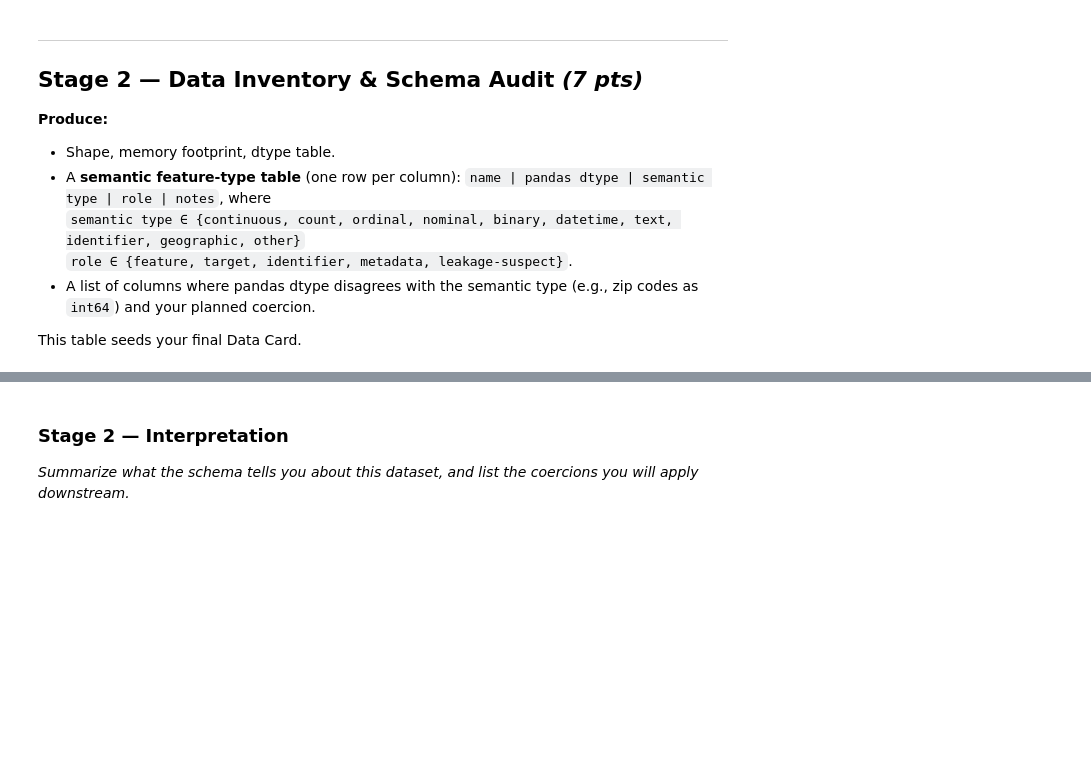
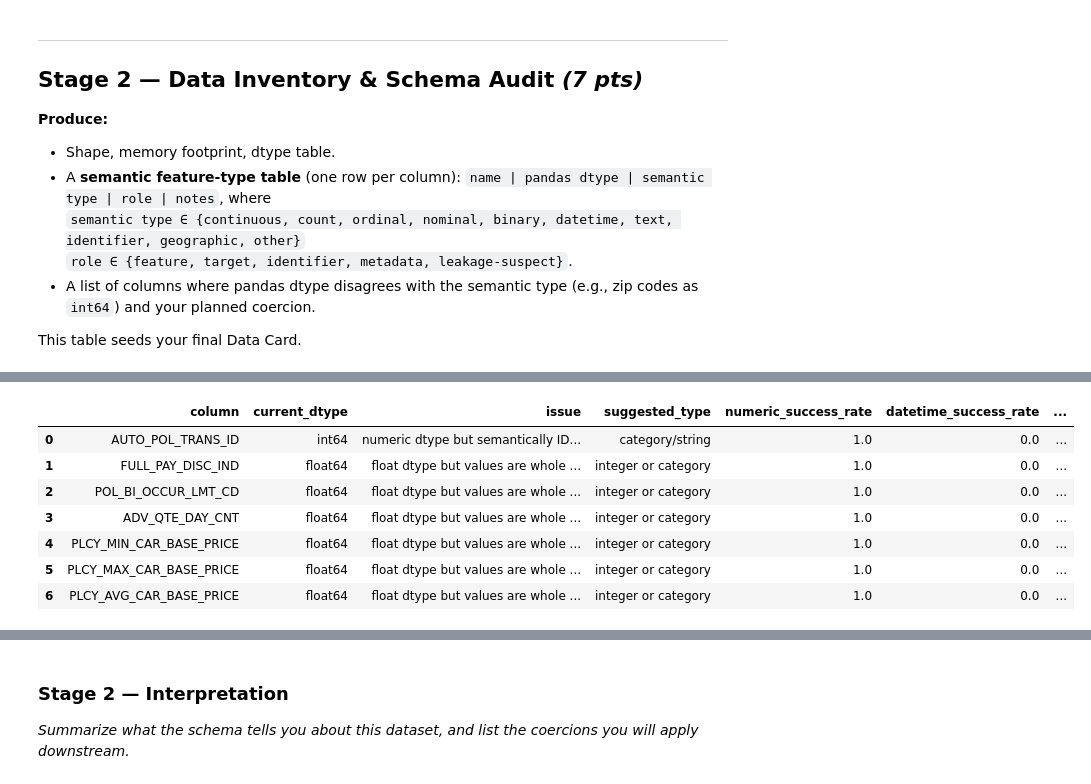
Before and after one commit to mustafaiz-msds/GRAD_5800, a Jupyter notebook: capstone_eda_starter_notebook.ipynb, the cells around one changed output, grey strips where cells are left out. Cells and saved outputs as stored; diff of their text form; code cells hidden in the pictures; blank space fills up the shorter version.

```diff
--- a/capstone_eda_starter_notebook.ipynb
+++ b/capstone_eda_starter_notebook.ipynb
@@ -141,0 +308,19 @@ This table seeds your final Data Card.
+# %%
+import warnings
+warnings.filterwarnings(
+    "ignore",
+    message="Could not infer format.*"
+)
+
+
+dtype_plan = dtype_semantic_disagreements(df)
+dtype_plan
+# %% [output]
+|  | column | current_dtype | issue | suggested_type | numeric_success_rate | datetime_success_rate | ... |
+| 0 | AUTO_POL_TRANS_ID | int64 | numeric dtype but semantically ID... | category/string | 1.0 | 0.0 | ... |
+| 1 | FULL_PAY_DISC_IND | float64 | float dtype but values are whole ... | integer or category | 1.0 | 0.0 | ... |
+| 2 | POL_BI_OCCUR_LMT_CD | float64 | float dtype but values are whole ... | integer or category | 1.0 | 0.0 | ... |
+| 3 | ADV_QTE_DAY_CNT | float64 | float dtype but values are whole ... | integer or category | 1.0 | 0.0 | ... |
+| 4 | PLCY_MIN_CAR_BASE_PRICE | float64 | float dtype but values are whole ... | integer or category | 1.0 | 0.0 | ... |
+| 5 | PLCY_MAX_CAR_BASE_PRICE | float64 | float dtype but values are whole ... | integer or category | 1.0 | 0.0 | ... |
+| 6 | PLCY_AVG_CAR_BASE_PRICE | float64 | float dtype but values are whole ... | integer or category | 1.0 | 0.0 | ... |
```
Also changed, not shown: parts of 7 cells of this notebook.
